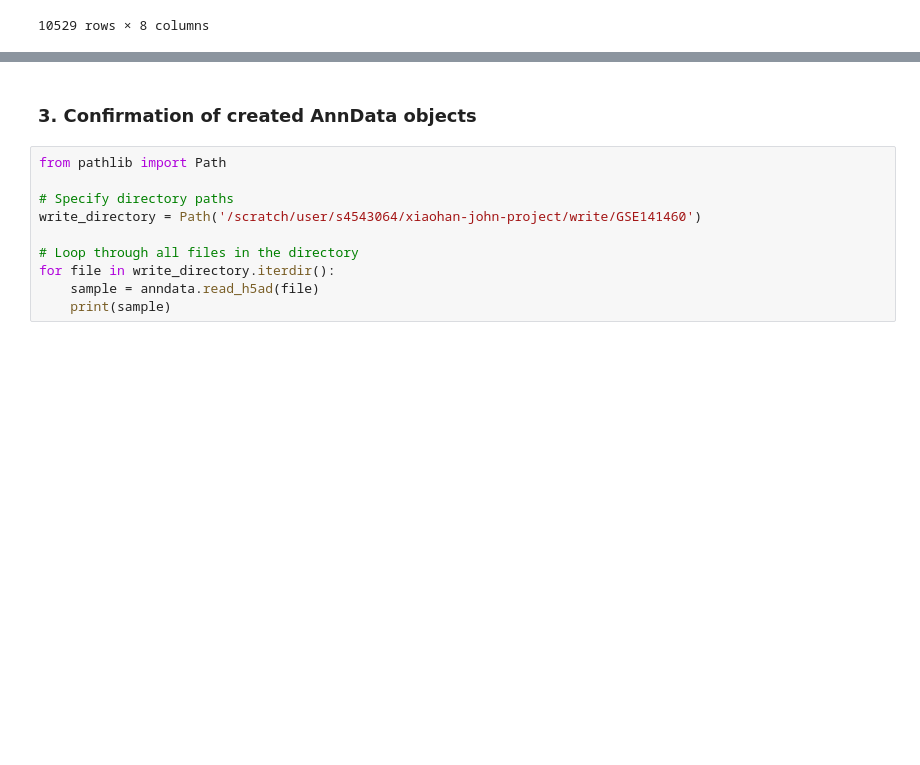
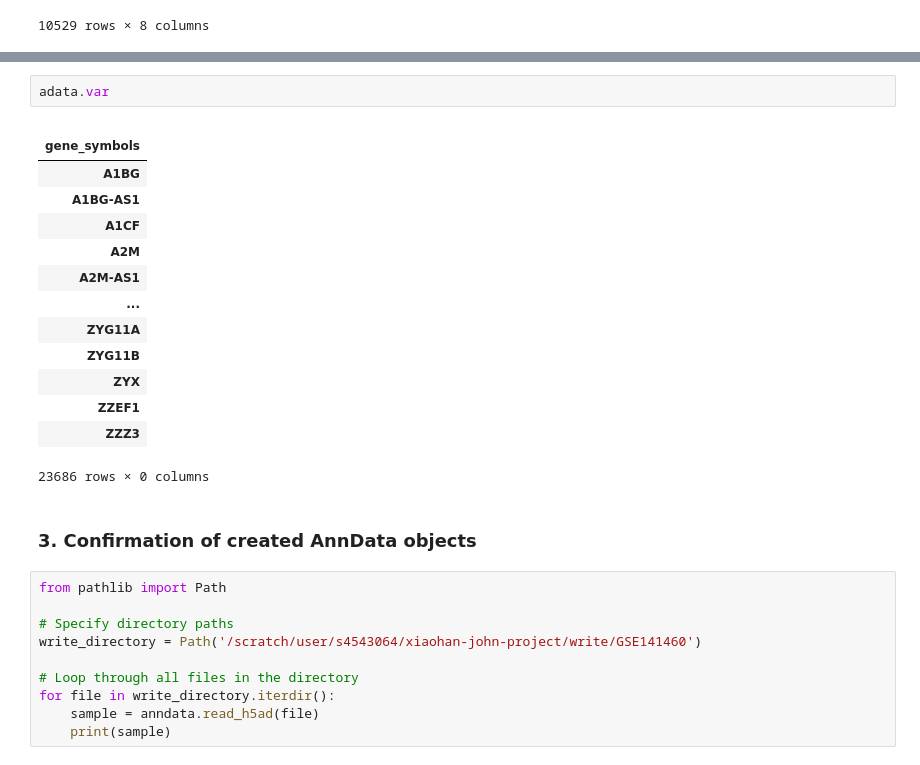
Before and after one commit to tuonglab/pan-paedcancer-scrnaseq, a Jupyter notebook: notebooks/GSE141460.ipynb, the cells around one changed output, grey strips where cells are left out. Saved outputs shown, nothing was run; the diff lists cells and outputs as text; blank space fills up the shorter version.

```diff
--- a/notebooks/GSE141460.ipynb
+++ b/notebooks/GSE141460.ipynb
@@ -113,3 +242,20 @@ sample.obs
+# %%
+adata.var
+# %% [output]
+|  |
+| gene_symbols |
+| A1BG |
+| A1BG-AS1 |
+| A1CF |
+| A2M |
+| A2M-AS1 |
+| ... |
+| ZYG11A |
+| ZYG11B |
+| ZYX |
+| ZZEF1 |
+| ZZZ3 |
+23686 rows × 0 columns
 # %% [markdown]
 ### 3. Confirmation of created AnnData objects
 # %%
```
Also changed, not shown: parts of 15 cells of this notebook.
